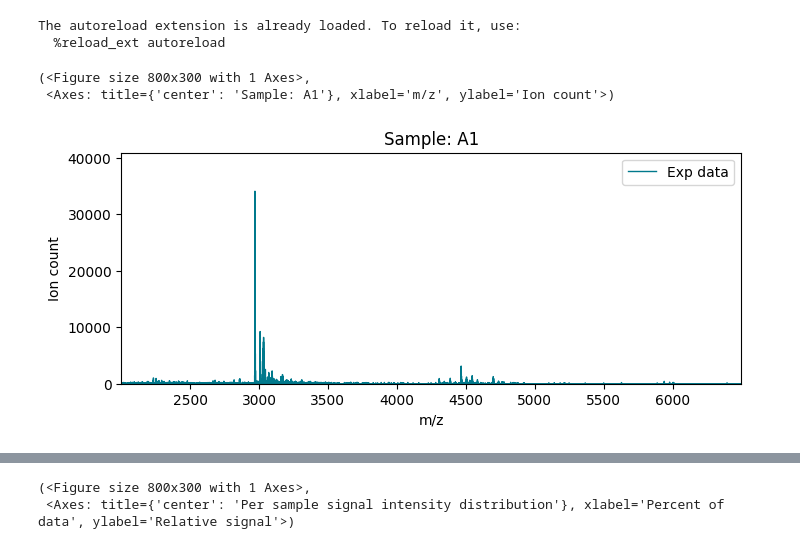
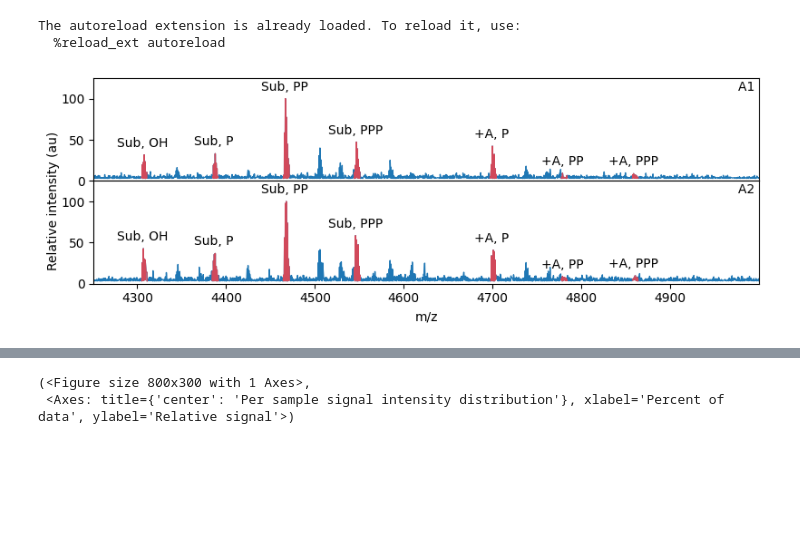
Before and after one commit to mitchso/MASSIVE, a Jupyter notebook: demos/demo_experiment.ipynb, the cells around one changed output, grey strips where cells are left out. Saved outputs shown, nothing was run; the diff lists cells and outputs as text; code cells hidden in the pictures; blank space fills up the shorter version.

```diff
--- a/demos/demo_experiment.ipynb
+++ b/demos/demo_experiment.ipynb
@@ -18,7 +44 @@ samples = spectra_to_samples(spectra)
-# %%
-samples[0].plot()
-# %% [output]
-(<Figure size 800x300 with 1 Axes>,
- <Axes: title={'center': 'Sample: A1'}, xlabel='m/z', ylabel='Ion count'>)
-[figure, removed]
 # %%
@@ -26 +47,5 @@ demo_experiment = Experiment(samples)
+# %%
+fig, ax = demo_experiment.stacked_plot(['A1', 'A2'], xlim=[4250,5000], filtered=False)
+# %% [output]
+[figure, added]
 # %%
```
Also changed, not shown: parts of 6 cells of this notebook, 2 other files.
